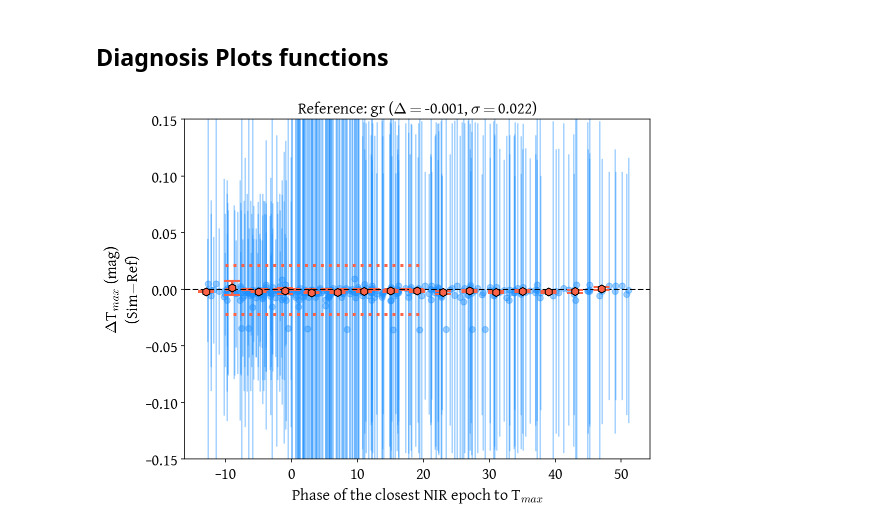
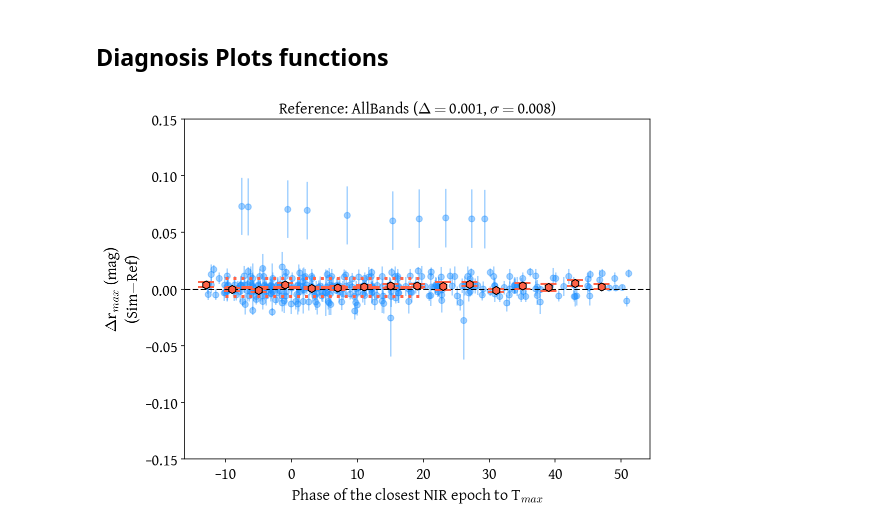
Before and after one commit to HOSTFLOWS/flows_sims, a Jupyter notebook: 3.comparison.ipynb, the cells around one changed output. Drawn from its saved outputs; the diff is of its cells as text; code cells hidden in the pictures.

```diff
--- a/3.comparison.ipynb
+++ b/3.comparison.ipynb
@@ -716,13 +721,13 @@ def master_plot(param, ref_bands, nir_bands, n_epochs, binned=True,
         plot_m3(param, ref_bands, nir_bands, binned,
                                     step1, step2, step3, mask_epochs)
 # %%
-parameter = 'Tmax'  # Jmax, Hmax, gmax, rmax, Tmax
-ref_bands = 'gr'  # AllBands, Allminusu, grJH, gr, gp (gaussian process)
-nir_bands = 'H'  # J, H, JH
+parameter = 'rmax'  # Jmax, Hmax, gmax, rmax, Tmax
+ref_bands = 'AllBands'  # AllBands, Allminusu, grJH, gr, gp (gaussian process)
+nir_bands = 'JH'  # J, H, JH
 n_epochs = 1  # 1, 2, 3
 mask_epochs= (-10, 20)  # None, (-10, 10)
 
 master_plot(parameter, ref_bands, nir_bands,
                 n_epochs, mask_epochs=mask_epochs)
 # %% [output]
-[figure, old version]
+[figure, new version]
```
Also changed, not shown: parts of 1 cell of this notebook, 1 other file.
